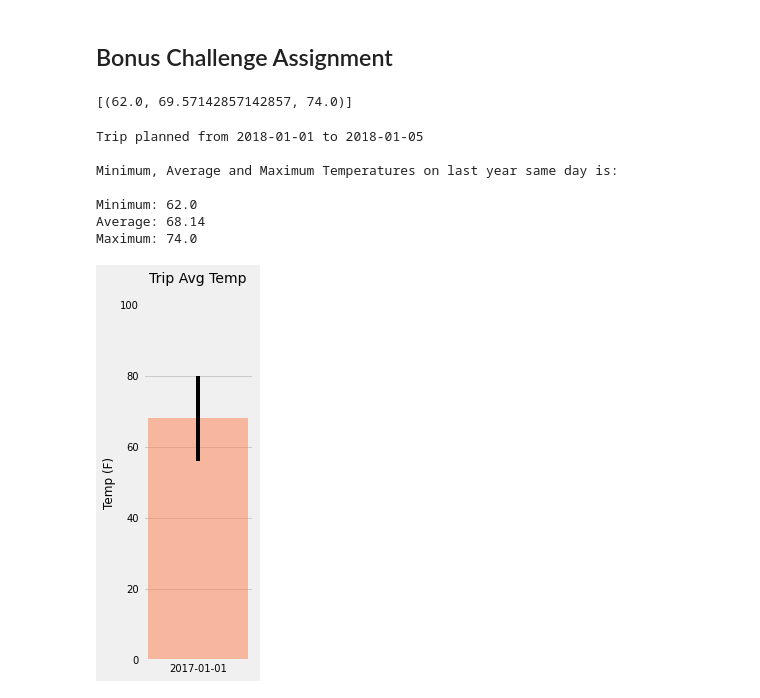
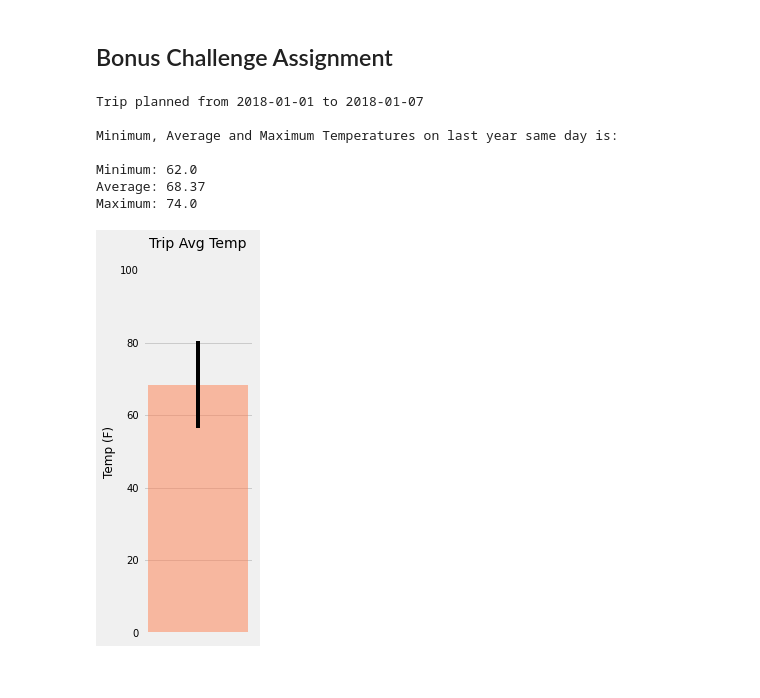
Before and after one commit to CicilyGeorge/sqlalchemy-challenge, a Jupyter notebook: climate.ipynb, the cells around one changed output. Cells and saved outputs as stored; diff of their text form; code cells hidden in the pictures.

```diff
--- a/climate.ipynb
+++ b/climate.ipynb
@@ -215,16 +212,11 @@ plt.show()
 def calc_temps(start_date, end_date):
     return session.query(func.min(m.tobs), func.avg(m.tobs), func.max(m.tobs)).\
             filter(m.date >= start_date).filter(m.date <= end_date).all()
-
-# function usage example
-print(calc_temps('2012-02-28', '2012-03-05'))
-# %% [output]
-[(62.0, 69.57142857142857, 74.0)]
 # %%
-# Use your previous function `calc_temps` to calculate the tmin, tavg, and tmax
-# for your trip using the previous year's data for those same dates.
+# Useing your previous function `calc_temps` to calculate the tmin, tavg, and tmax
+# for the trip using the previous year's data for those same dates.
 trip_start_date = dt.date(2018,1,1)
-trip_end_date = dt.date(2018,1,5)
+trip_end_date = dt.date(2018,1,7)
 last_yr_sdate = trip_start_date - dt.timedelta(days=365)
 last_yr_edate = trip_end_date - dt.timedelta(days=365)
 
@@ -237,29 +229,29 @@ print(f"Trip planned from {trip_start_date} to {trip_end_date}\n")
 print("Minimum, Average and Maximum Temperatures on last year same day is:\n")
 print(f"Minimum: {TMIN}\nAverage: {TAVG}\nMaximum: {TMAX}")
 # %% [output]
-Trip planned from 2018-01-01 to 2018-01-05
+Trip planned from 2018-01-01 to 2018-01-07
 
 Minimum, Average and Maximum Temperatures on last year same day is:
 
 Minimum: 62.0
-Average: 68.14
+Average: 68.37
 Maximum: 74.0
 # %%
-# Plot the results from your previous query as a bar chart.
-# Use "Trip Avg Temp" as your Title
-# Use the average temperature for the y value
-# Use the peak-to-peak (tmax-tmin) value as the y error bar (yerr)
+# Plotting the results from your previous query as a bar chart.
+# Using "Trip Avg Temp" as your Title
+# Using the average temperature for the y value
+# Using the peak-to-peak (tmax-tmin) value as the y error bar (yerr)
 plt.figure(figsize=(2.5,6))
 plt.bar(1,TAVG, color = 'coral',alpha = 0.5)
 plt.errorbar(1,TAVG, yerr=(TMAX - TMIN), color = 'k')
 plt.ylim(0, 100)
 plt.xticks([])
 plt.title('Trip Avg Temp\n', fontsize=14)
 plt.ylabel("Temp (F)", fontsize=12)
-plt.xlabel(last_yr_sdate, fontsize=10)
 plt.yticks(fontsize=10)
 plt.tight_layout()
 plt.savefig('Images/temperature.png')
+plt.show()
 # %% [output]
-[figure, old version]
+[figure, new version]
 # %%
```
Also changed, not shown: parts of 17 cells of this notebook, 2 other files.
